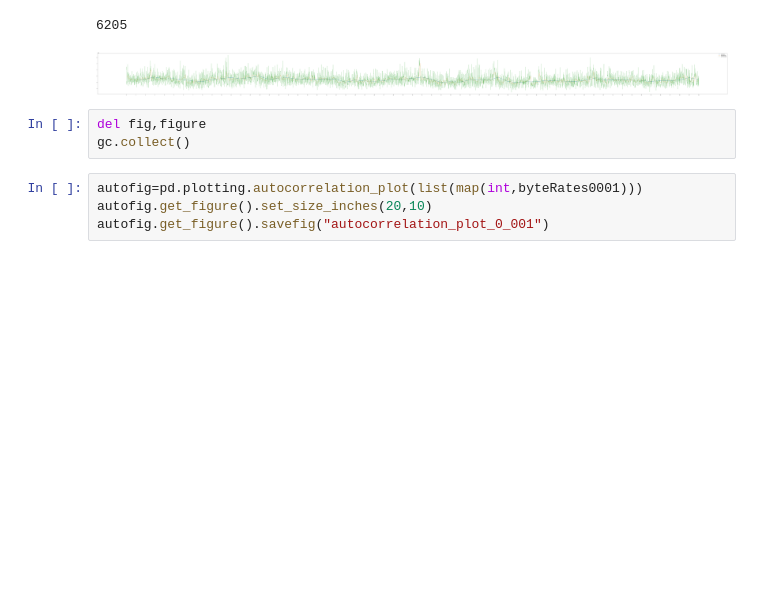
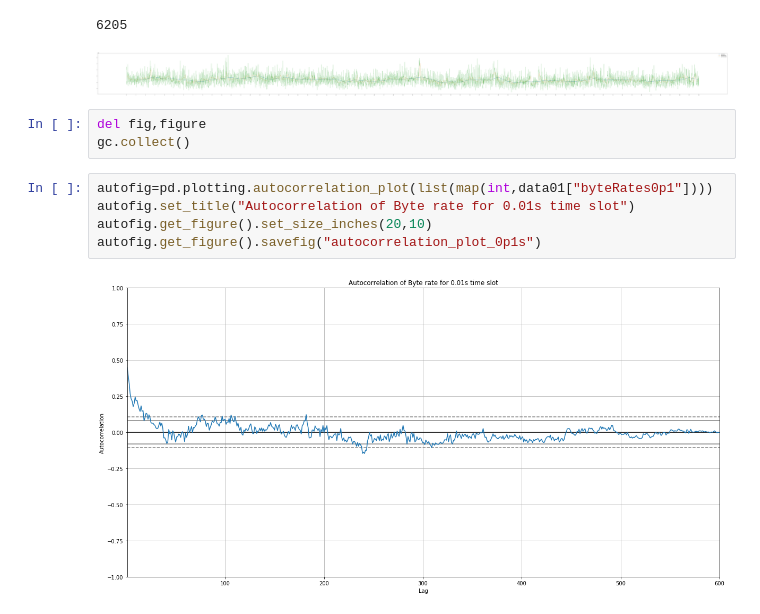
Before and after one commit to zijun726911/Traffic-Simulation, a Jupyter notebook: script/main.ipynb, the cells around one changed output. Cells and saved outputs as stored; diff of their text form; blank space fills up the shorter version.

```diff
--- a/script/main.ipynb
+++ b/script/main.ipynb
@@ -92,7 +105,10 @@ gc.collect()
 del fig,figure
 gc.collect()
 # %%
-autofig=pd.plotting.autocorrelation_plot(list(map(int,byteRates0001)))
+autofig=pd.plotting.autocorrelation_plot(list(map(int,data01["byteRates0p1"])))
+autofig.set_title("Autocorrelation of Byte rate for 0.01s time slot")
 autofig.get_figure().set_size_inches(20,10)
-autofig.get_figure().savefig("autocorrelation_plot_0_001")
+autofig.get_figure().savefig("autocorrelation_plot_0p1s")
+# %% [output]
+[figure, added]
 # %%
```
Also changed, not shown: parts of 4 cells of this notebook, 6 other files.
